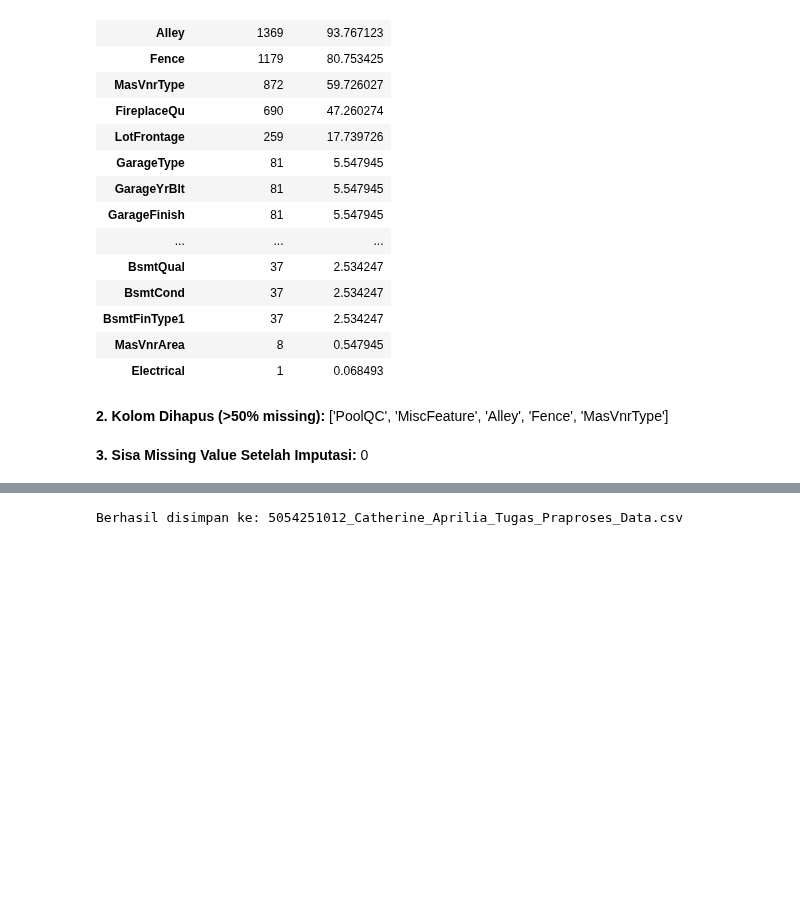
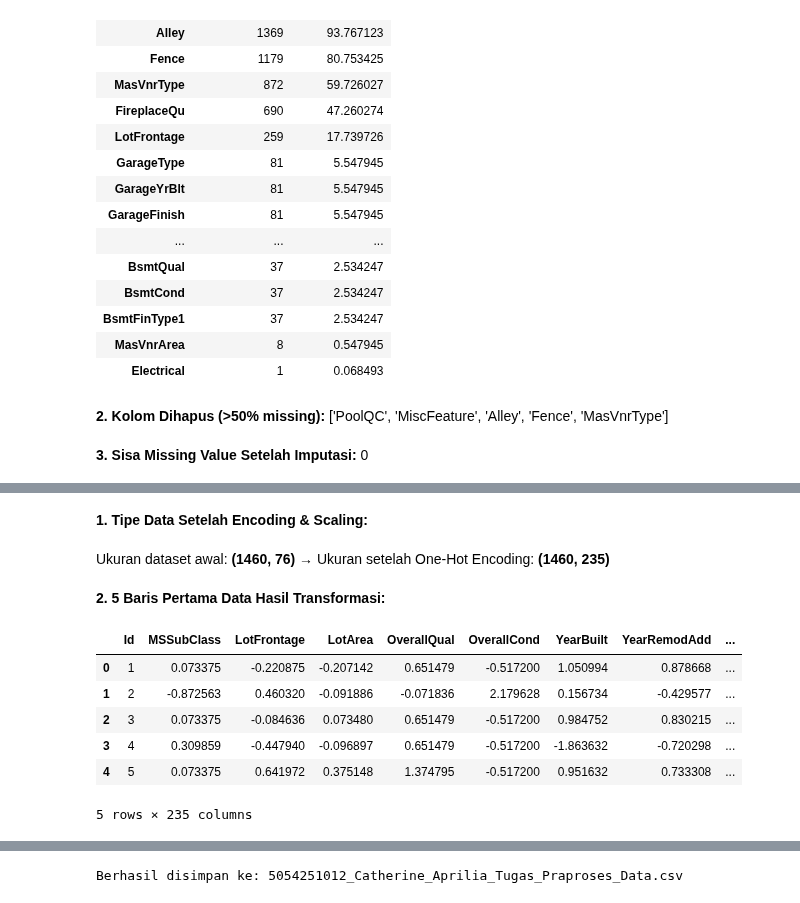
Before and after one commit to catherineapriliaharlina/5054251012_Catherine_praktikum-data-mining, a Jupyter notebook: tugas-praproses-data/5054251012_Catherine_Aprilia_Harlina_Tugas_Praproses_Data.ipynb, the cells around one changed output, grey strips where cells are left out. Cells and saved outputs as stored; diff of their text form; code cells hidden in the pictures; blank space fills up the shorter version.

```diff
--- a/tugas-praproses-data/5054251012_Catherine_Aprilia_Harlina_Tugas_Praproses_Data.ipynb
+++ b/tugas-praproses-data/5054251012_Catherine_Aprilia_Harlina_Tugas_Praproses_Data.ipynb
@@ -88,9 +99,26 @@ for col in num_cols:
 # %%
-# One-Hot Encoding
+from sklearn.preprocessing import StandardScaler
+
+# 1. one-hot encoding untuk atribut kategorikal
+cat_cols = df_clean.select_dtypes(include=['object', 'category', 'string']).columns
 df_encoded = pd.get_dummies(df_clean, columns=cat_cols, drop_first=True)
-
-# Scaling numerik
+# 2. standarisasi (scaling) untuk atribut numerik (kecuali target 'SalePrice' dan 'Id' jika ada)
+num_cols = df_clean.select_dtypes(include=['number']).columns.drop(['Id', 'SalePrice'], errors='ignore')
 scaler = StandardScaler()
-scale_cols = [c for c in num_cols if c not in ['Id', 'SalePrice']]
-df_encoded[scale_cols] = scaler.fit_transform(df_encoded[scale_cols])
+df_encoded[num_cols] = scaler.fit_transform(df_encoded[num_cols])
+display(HTML("<b>1. Tipe Data Setelah Encoding & Scaling:</b>"))
+display(HTML(f"Ukuran dataset awal: <b>{df_clean.shape}</b> &rarr; Ukuran setelah One-Hot Encoding: <b>{df_encoded.shape}</b>"))
+display(HTML("<b>2. 5 Baris Pertama Data Hasil Transformasi:</b>"))
+display(df_encoded.head())
+# %% [output]
+1. Tipe Data Setelah Encoding & Scaling:
+Ukuran dataset awal: (1460, 76) → Ukuran setelah One-Hot Encoding: (1460, 235)
+2. 5 Baris Pertama Data Hasil Transformasi:
+|  | Id | MSSubClass | LotFrontage | LotArea | OverallQual | OverallCond | YearBuilt | YearRemodAdd | ... |
+| 0 | 1 | 0.073375 | -0.220875 | -0.207142 | 0.651479 | -0.517200 | 1.050994 | 0.878668 | ... |
+| 1 | 2 | -0.872563 | 0.460320 | -0.091886 | -0.071836 | 2.179628 | 0.156734 | -0.429577 | ... |
+| 2 | 3 | 0.073375 | -0.084636 | 0.073480 | 0.651479 | -0.517200 | 0.984752 | 0.830215 | ... |
+| 3 | 4 | 0.309859 | -0.447940 | -0.096897 | 0.651479 | -0.517200 | -1.863632 | -0.720298 | ... |
+| 4 | 5 | 0.073375 | 0.641972 | 0.375148 | 1.374795 | -0.517200 | 0.951632 | 0.733308 | ... |
+5 rows × 235 columns
 # %%
```
Also changed, not shown: parts of 2 cells of this notebook.
